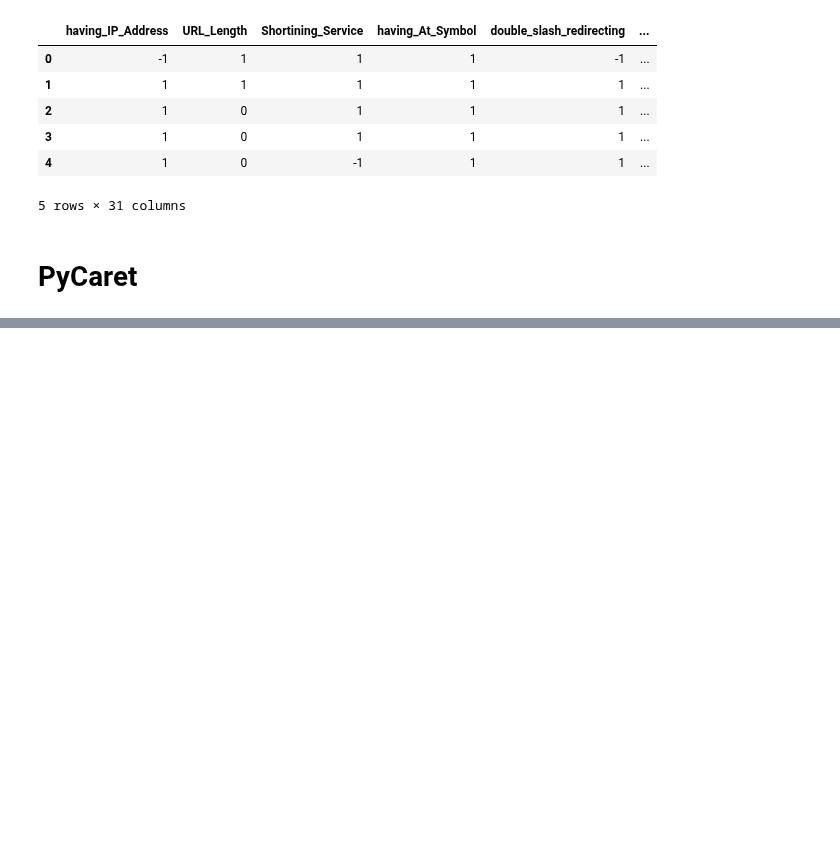
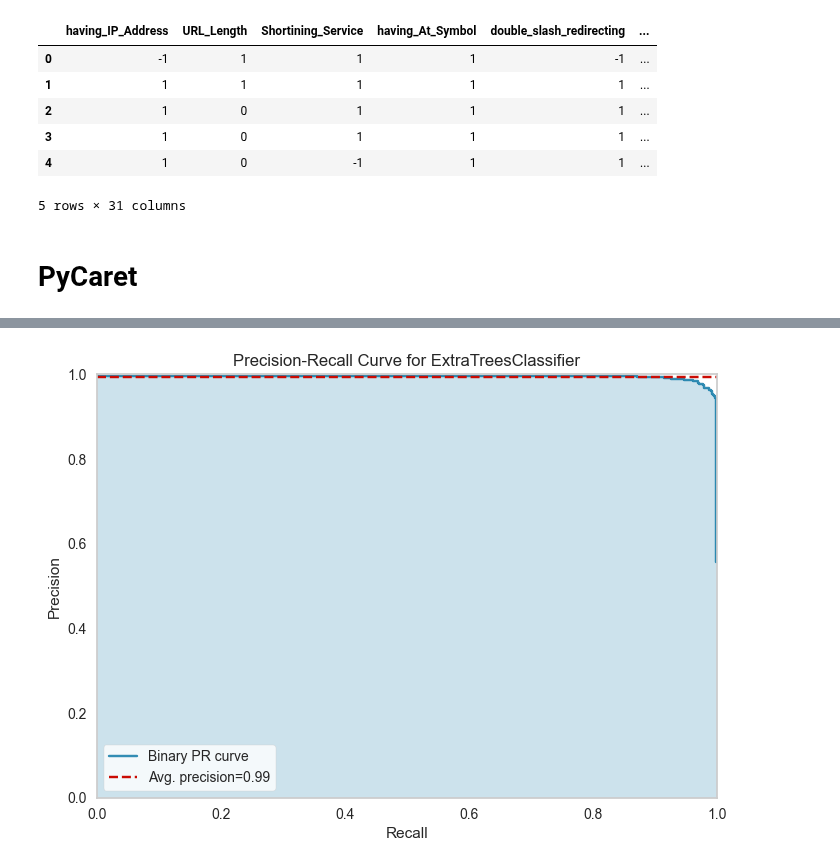
Before and after one commit to mungekarkiran/Basic_Python, a Jupyter notebook: PyCaret/03_NidhiHarsh/PyCaret test 1.ipynb, the cells around one changed output, grey strips where cells are left out. Cells and saved outputs as stored; diff of their text form; code cells hidden in the pictures; blank space fills up the shorter version.

```diff
--- a/PyCaret/03_NidhiHarsh/PyCaret test 1.ipynb
+++ b/PyCaret/03_NidhiHarsh/PyCaret test 1.ipynb
@@ -135,0 +143,4 @@ ExtraTreesClassifier(bootstrap=False, ccp_alpha=0.0, class_weight=None,
+# %%
+# Precision-Recall Curve
+plot_model(Gradient_Boost_Classifier, plot = 'pr')
+# %% [output]
@@ -135,0 +148 @@ ExtraTreesClassifier(bootstrap=False, ccp_alpha=0.0, class_weight=None,
+[figure, added]
```
Also changed, not shown: parts of 14 cells of this notebook.
